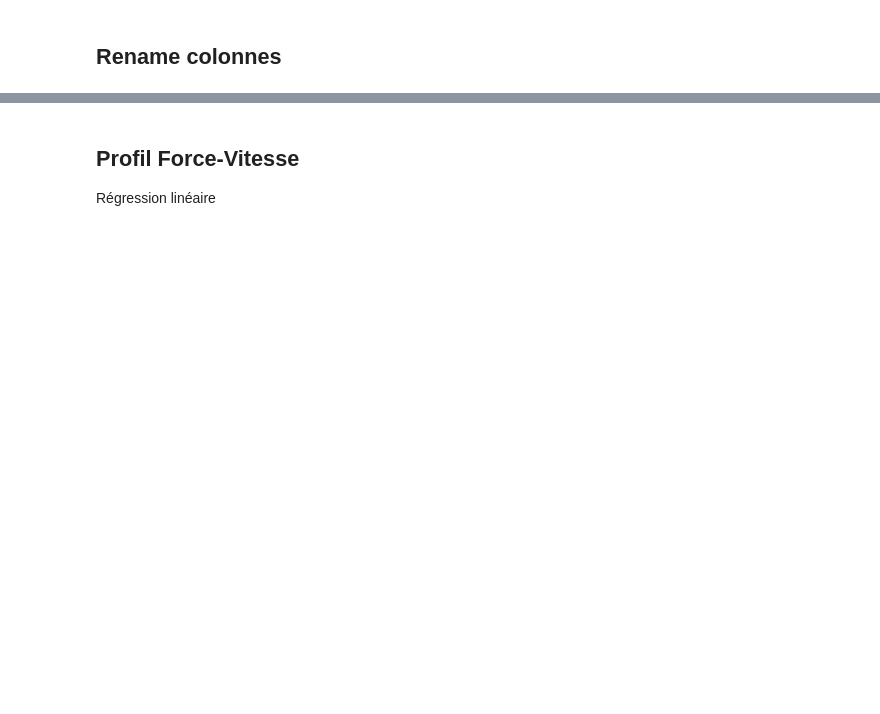
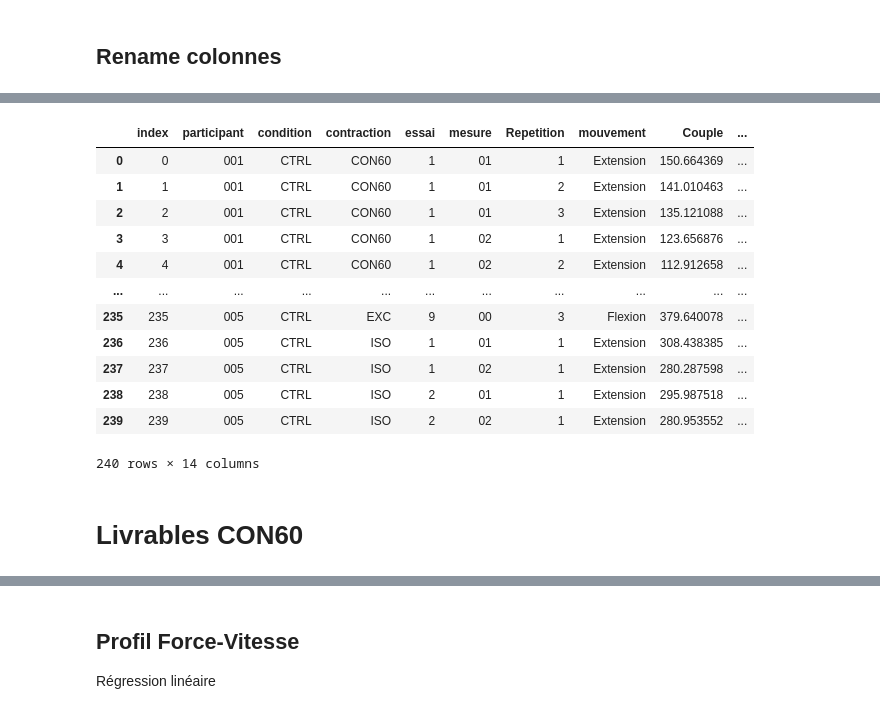
Before and after one commit to mathieucaumes/Traitement_ActivGun, a Jupyter notebook: ActivGun_iso.ipynb, the cells around one changed output, grey strips where cells are left out. Cells and saved outputs as stored; diff of their text form; code cells hidden in the pictures; blank space fills up the shorter version.

Commit message:
livrables iso con ok sans check léa

```diff
--- a/ActivGun_iso.ipynb
+++ b/ActivGun_iso.ipynb
@@ -259,0 +299,9 @@ df_result
+# %%
+poids_file_path = "C:/Users/l.boisson/Documents/ActivGun/240327_ActivGun_Donnees_anthropometriques.xlsx"
+poids_file = pd.DataFrame()
+sheet_name = f'Composition_corporelle'
+poids_file = pd.read_excel(poids_file_path, sheet_name=sheet_name, header=[0], nrows=2).iloc[:, 1:-2]
+poids_file = poids_file.drop(poids_file.index[0])
+poids_file.columns = poids_file.columns.str.replace('P', '')
+poids_file = poids_file.melt(var_name='participant', value_name='poids')
+poids_file
@@ -259,0 +318,21 @@ df_result
+# %%
+df_final = pd.merge(df_result, poids_file, on="participant", how="left")
+df_final["Couple_normalise"] = df_final["Couple"].div(df_final["poids"])
+df_final["Travail_normalise"] = df_final["Travail"].div(df_final["poids"])
+df_final
+# %% [output]
+|  | index | participant | condition | contraction | essai | mesure | Repetition | mouvement | Couple | ... |
+| 0 | 0 | 001 | CTRL | CON60 | 1 | 01 | 1 | Extension | 150.664369 | ... |
+| 1 | 1 | 001 | CTRL | CON60 | 1 | 01 | 2 | Extension | 141.010463 | ... |
+| 2 | 2 | 001 | CTRL | CON60 | 1 | 01 | 3 | Extension | 135.121088 | ... |
+| 3 | 3 | 001 | CTRL | CON60 | 1 | 02 | 1 | Extension | 123.656876 | ... |
+| 4 | 4 | 001 | CTRL | CON60 | 1 | 02 | 2 | Extension | 112.912658 | ... |
+| ... | ... | ... | ... | ... | ... | ... | ... | ... | ... | ... |
+| 235 | 235 | 005 | CTRL | EXC | 9 | 00 | 3 | Flexion | 379.640078 | ... |
+| 236 | 236 | 005 | CTRL | ISO | 1 | 01 | 1 | Extension | 308.438385 | ... |
+| 237 | 237 | 005 | CTRL | ISO | 1 | 02 | 1 | Extension | 280.287598 | ... |
+| 238 | 238 | 005 | CTRL | ISO | 2 | 01 | 1 | Extension | 295.987518 | ... |
+| 239 | 239 | 005 | CTRL | ISO | 2 | 02 | 1 | Extension | 280.953552 | ... |
+240 rows × 14 columns
+# %% [markdown]
+# Livrables CON60
```
Also changed, not shown: parts of 18 cells of this notebook.
